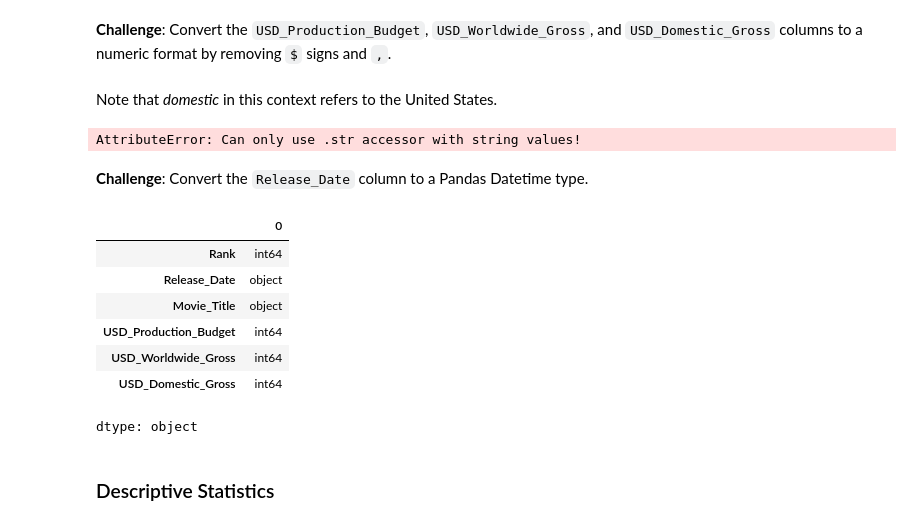
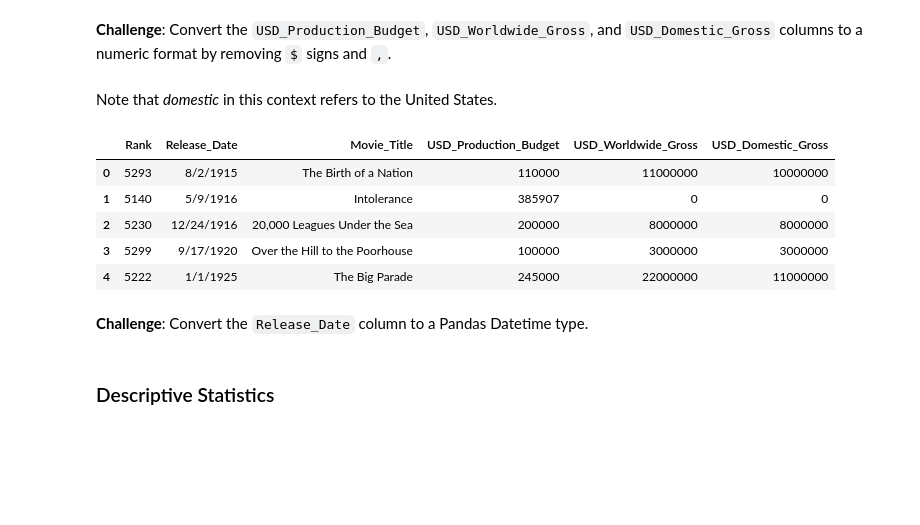
Before and after one commit to TahaThinks/DataScienceProjects2024, a Jupyter notebook: Seaborn_and_Linear_Regression_(start).ipynb, the cells around one changed output. Saved outputs shown, nothing was run; the diff lists cells and outputs as text; code cells hidden in the pictures; blank space fills up the shorter version.

```diff
--- a/Seaborn_and_Linear_Regression_(start).ipynb
+++ b/Seaborn_and_Linear_Regression_(start).ipynb
@@ -64,21 +64,28 @@ dtype: object
 <br>
 Note that *domestic* in this context refers to the United States.
 # %%
-data['USD_Worldwide_Gross'] = data['USD_Worldwide_Gross'].str.replace('$','').str.replace(',','').astype(int)
-data['USD_Production_Budget'] = data['USD_Production_Budget'].str.replace('$','').str.replace(',','').astype(int)
-data['USD_Domestic_Gross'] = data['USD_Domestic_Gross'].str.replace('$','').str.replace(',','').astype(int)
+columns = ['USD_Worldwide_Gross', 'USD_Production_Budget','USD_Domestic_Gross']
+
+def convert_to_int(col):
+  data[col]= data[col].str.replace('$','').str.replace(',','').astype(int)
+
+for column in columns:
+  convert_to_int(column)
+
+
+
+# data['USD_Worldwide_Gross'] = data['USD_Worldwide_Gross'].str.replace('$','').str.replace(',','').astype(int)
+# data['USD_Production_Budget'] = data['USD_Production_Budget'].str.replace('$','').str.replace(',','').astype(int)
+# data['USD_Domestic_Gross'] = data['USD_Domestic_Gross'].str.replace('$','').str.replace(',','').astype(int)
-# %% [output]
-AttributeError: Can only use .str accessor with string values!
+# %%
+# Check the data conversion
+data.head()
+# %% [output]
+|  | Rank | Release_Date | Movie_Title | USD_Production_Budget | USD_Worldwide_Gross | USD_Domestic_Gross |
+| 0 | 5293 | 8/2/1915 | The Birth of a Nation | 110000 | 11000000 | 10000000 |
+| 1 | 5140 | 5/9/1916 | Intolerance | 385907 | 0 | 0 |
+| 2 | 5230 | 12/24/1916 | 20,000 Leagues Under the Sea | 200000 | 8000000 | 8000000 |
+| 3 | 5299 | 9/17/1920 | Over the Hill to the Poorhouse | 100000 | 3000000 | 3000000 |
+| 4 | 5222 | 1/1/1925 | The Big Parade | 245000 | 22000000 | 11000000 |
 # %% [markdown]
 **Challenge**: Convert the `Release_Date` column to a Pandas Datetime type.
-# %%
-data.dtypes
-# %% [output]
-|  | 0 |
-| Rank | int64 |
-| Release_Date | object |
-| Movie_Title | object |
-| USD_Production_Budget | int64 |
-| USD_Worldwide_Gross | int64 |
-| USD_Domestic_Gross | int64 |
-dtype: object
```
Also changed, not shown: parts of 3 cells of this notebook.
